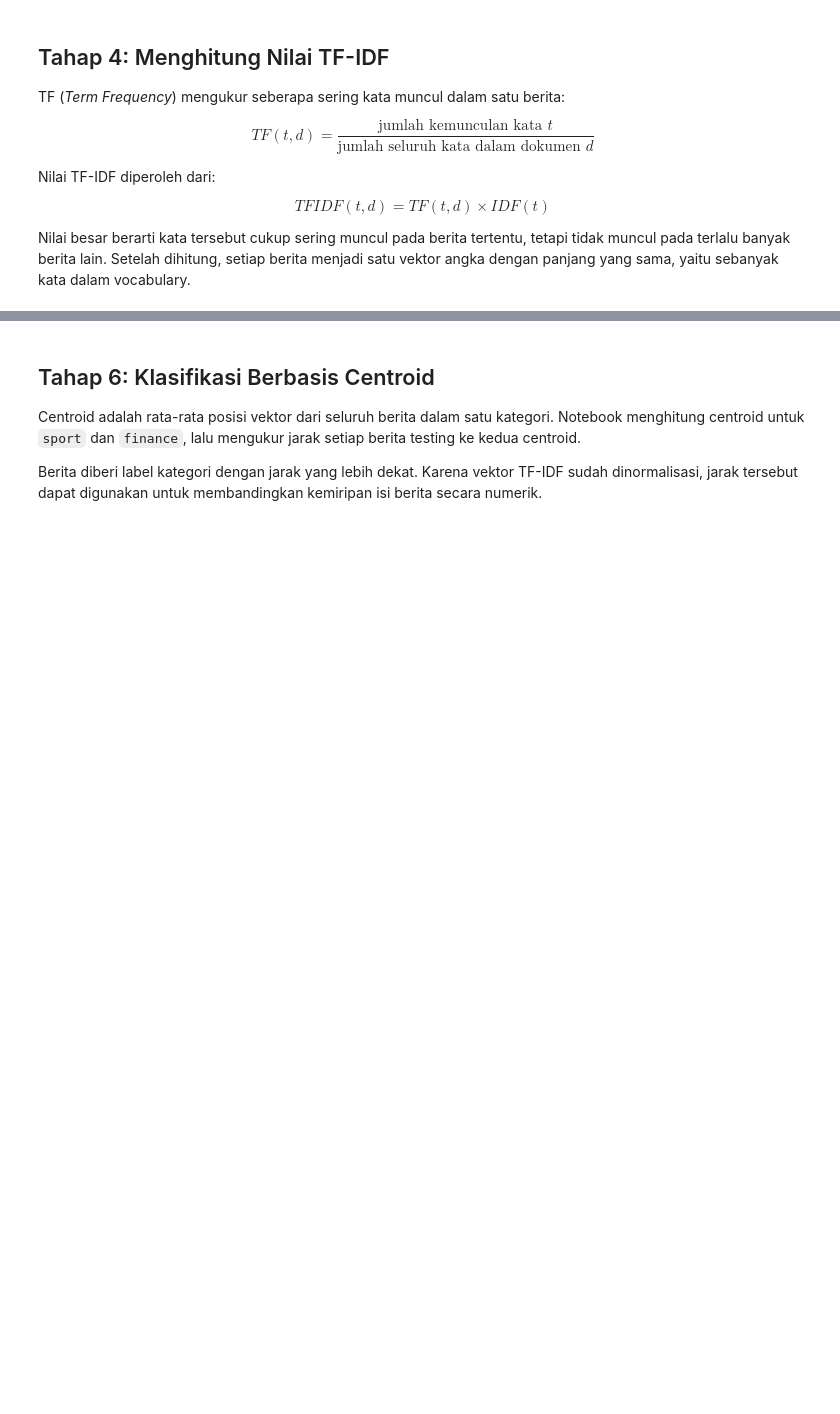
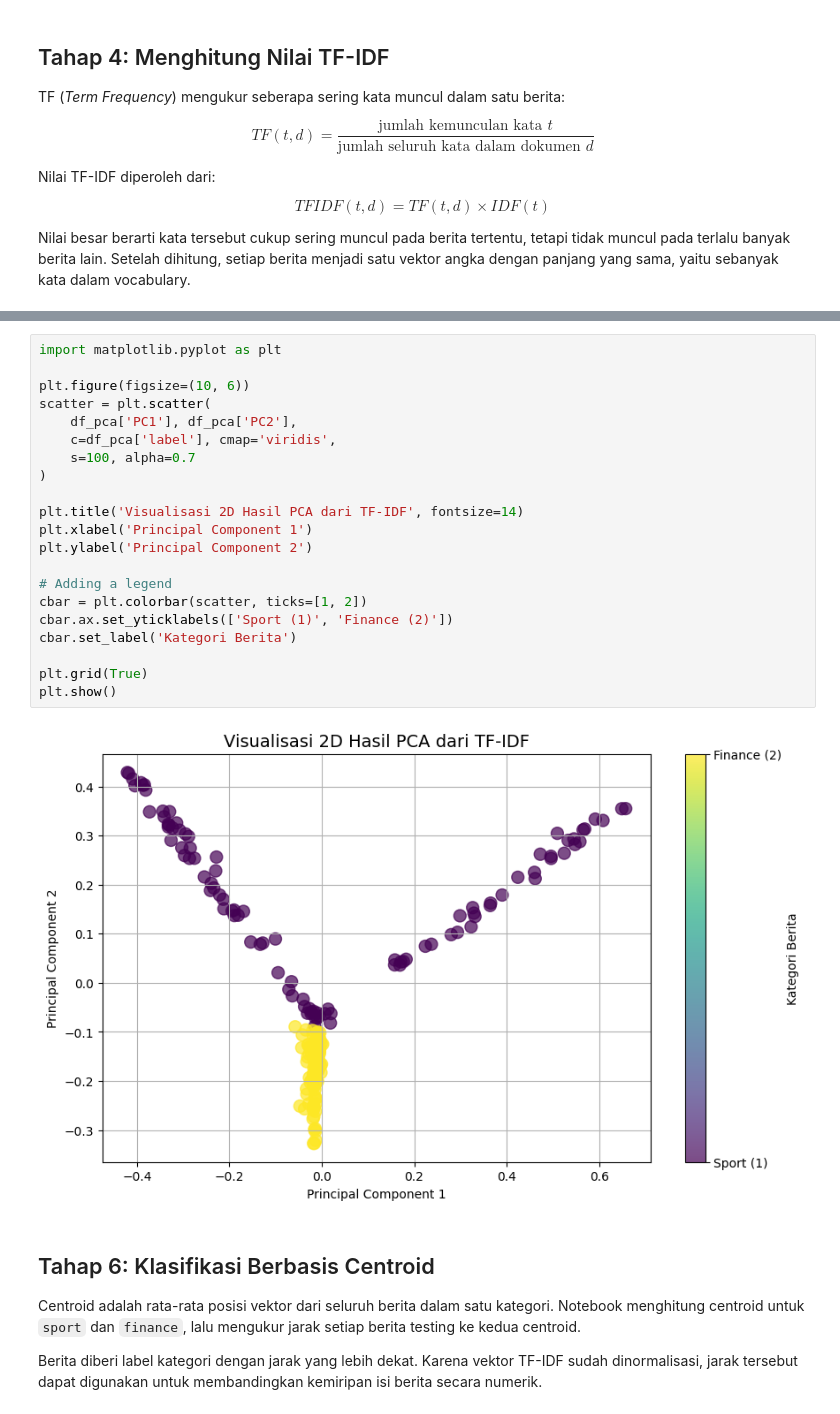
Before and after one commit to elpitaa/PPW, a Jupyter notebook: detik.ipynb, the cells around one changed output, grey strips where cells are left out. Drawn from its saved outputs; the diff is of its cells as text; blank space fills up the shorter version.

```diff
--- a/detik.ipynb
+++ b/detik.ipynb
@@ -673,3 +598,26 @@ File TF-IDF berhasil dibuat:
+# %%
+import matplotlib.pyplot as plt
+
+plt.figure(figsize=(10, 6))
+scatter = plt.scatter(
+    df_pca['PC1'], df_pca['PC2'],
+    c=df_pca['label'], cmap='viridis',
+    s=100, alpha=0.7
+)
+
+plt.title('Visualisasi 2D Hasil PCA dari TF-IDF', fontsize=14)
+plt.xlabel('Principal Component 1')
+plt.ylabel('Principal Component 2')
+
+# Adding a legend
+cbar = plt.colorbar(scatter, ticks=[1, 2])
+cbar.ax.set_yticklabels(['Sport (1)', 'Finance (2)'])
+cbar.set_label('Kategori Berita')
+
+plt.grid(True)
+plt.show()
+# %% [output]
+[figure, added]
 # %% [markdown]
 ## Tahap 6: Klasifikasi Berbasis Centroid
 
```
Also changed, not shown: parts of 15 cells of this notebook, 7 other files.
